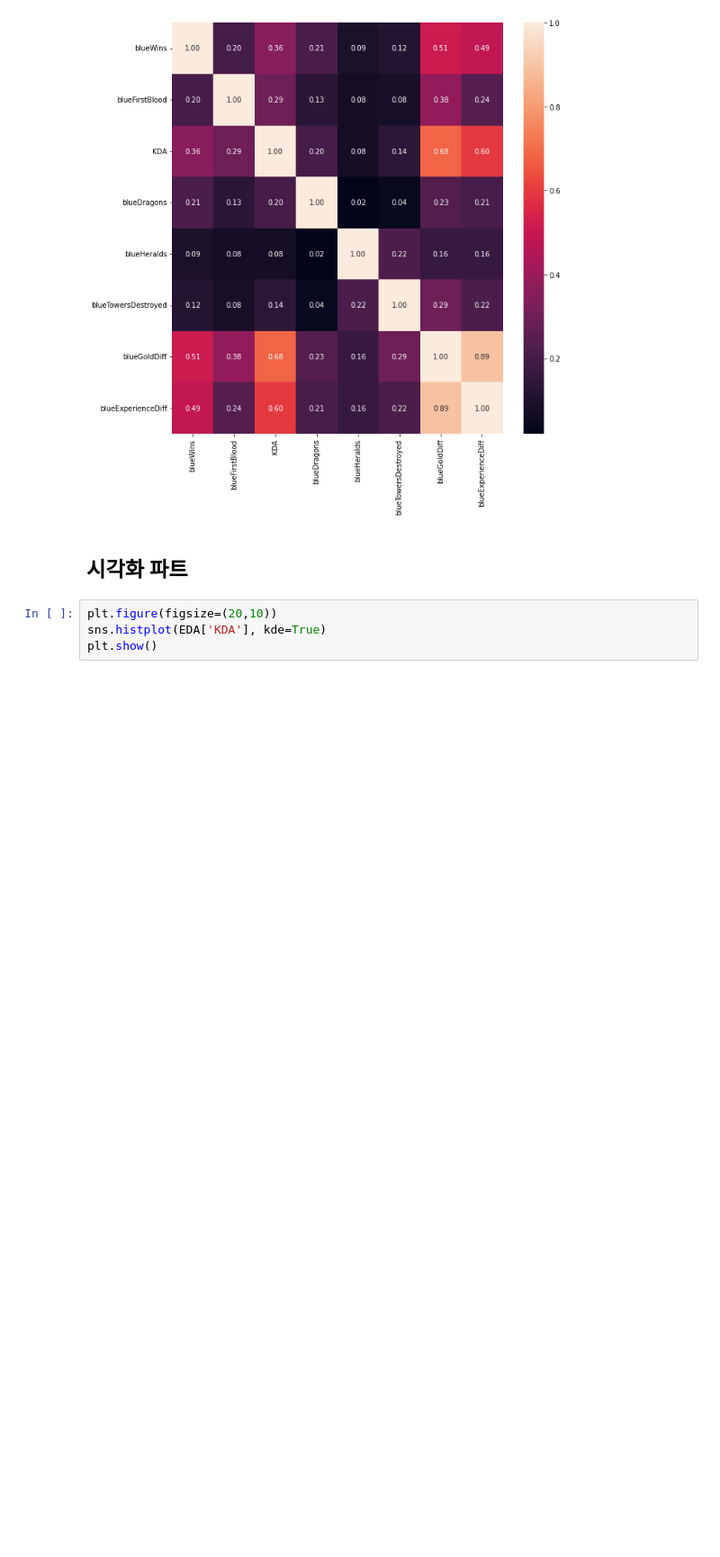
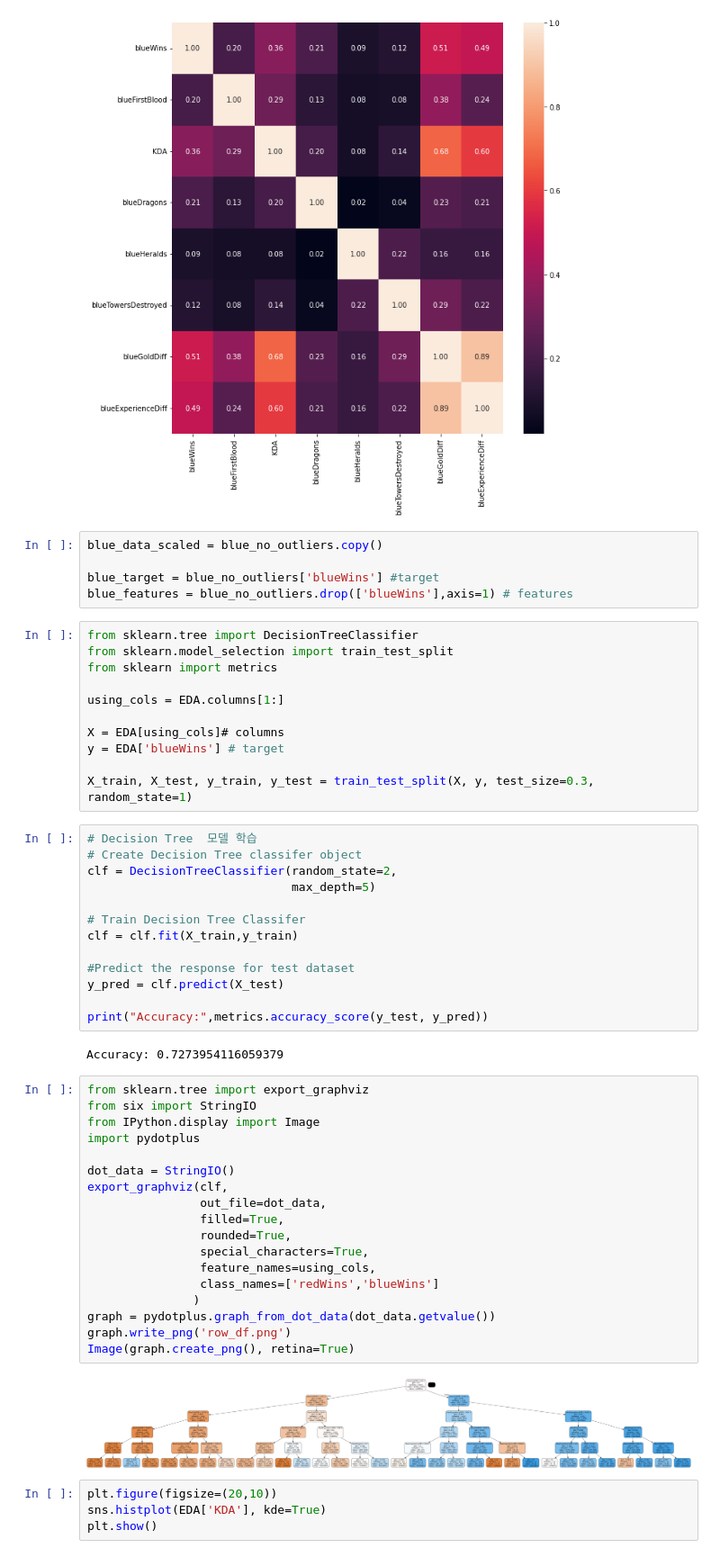
Before and after one commit to stormofdawn/aiffel_exp, a Jupyter notebook: 리그오브레전드_데이터.ipynb, the cells around one changed output. Shown at 90% size. Cells and saved outputs as stored; diff of their text form; blank space fills up the shorter version.

```diff
--- a/리그오브레전드_데이터.ipynb
+++ b/리그오브레전드_데이터.ipynb
@@ -184,8 +240,57 @@ sns.heatmap(data = EDA.corr(),annot=True, fmt='.2f')
 plt.tight_layout()
 # %% [output]
 [figure]
-# %% [markdown]
-## 시각화 파트
+# %%
+blue_data_scaled = blue_no_outliers.copy()
+
+blue_target = blue_no_outliers['blueWins'] #target
+blue_features = blue_no_outliers.drop(['blueWins'],axis=1) # features
+# %%
+from sklearn.tree import DecisionTreeClassifier
+from sklearn.model_selection import train_test_split
+from sklearn import metrics
+
+using_cols = EDA.columns[1:]
+
+X = EDA[using_cols]# columns
+y = EDA['blueWins'] # target
+
+X_train, X_test, y_train, y_test = train_test_split(X, y, test_size=0.3, random_state=1)
+# %%
+# Decision Tree  모델 학습
+# Create Decision Tree classifer object
+clf = DecisionTreeClassifier(random_state=2,
+                             max_depth=5)
+
+# Train Decision Tree Classifer
+clf = clf.fit(X_train,y_train)
+
+#Predict the response for test dataset
+y_pred = clf.predict(X_test)
+
+print("Accuracy:",metrics.accuracy_score(y_test, y_pred))
+# %% [output]
+Accuracy: 0.7273954116059379
+# %%
+from sklearn.tree import export_graphviz
+from six import StringIO
+from IPython.display import Image
+import pydotplus
+
+dot_data = StringIO()
+export_graphviz(clf,
+                out_file=dot_data,
+                filled=True,
+                rounded=True,
+                special_characters=True,
+                feature_names=using_cols,
+                class_names=['redWins','blueWins']
+               )
+graph = pydotplus.graph_from_dot_data(dot_data.getvalue())
+graph.write_png('row_df.png')
+Image(graph.create_png(), retina=True)
+# %% [output]
+[figure, added]
 # %%
 plt.figure(figsize=(20,10))
 sns.histplot(EDA['KDA'], kde=True)
```
Also changed, not shown: parts of 20 cells of this notebook.
